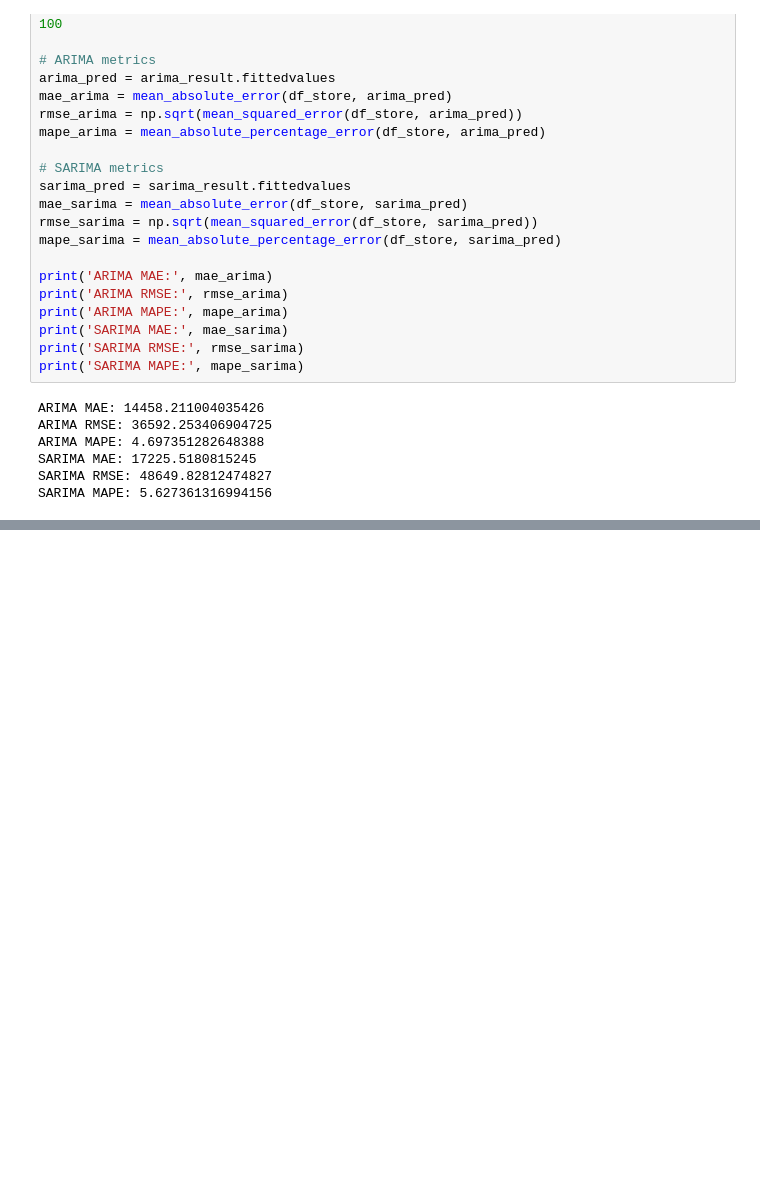
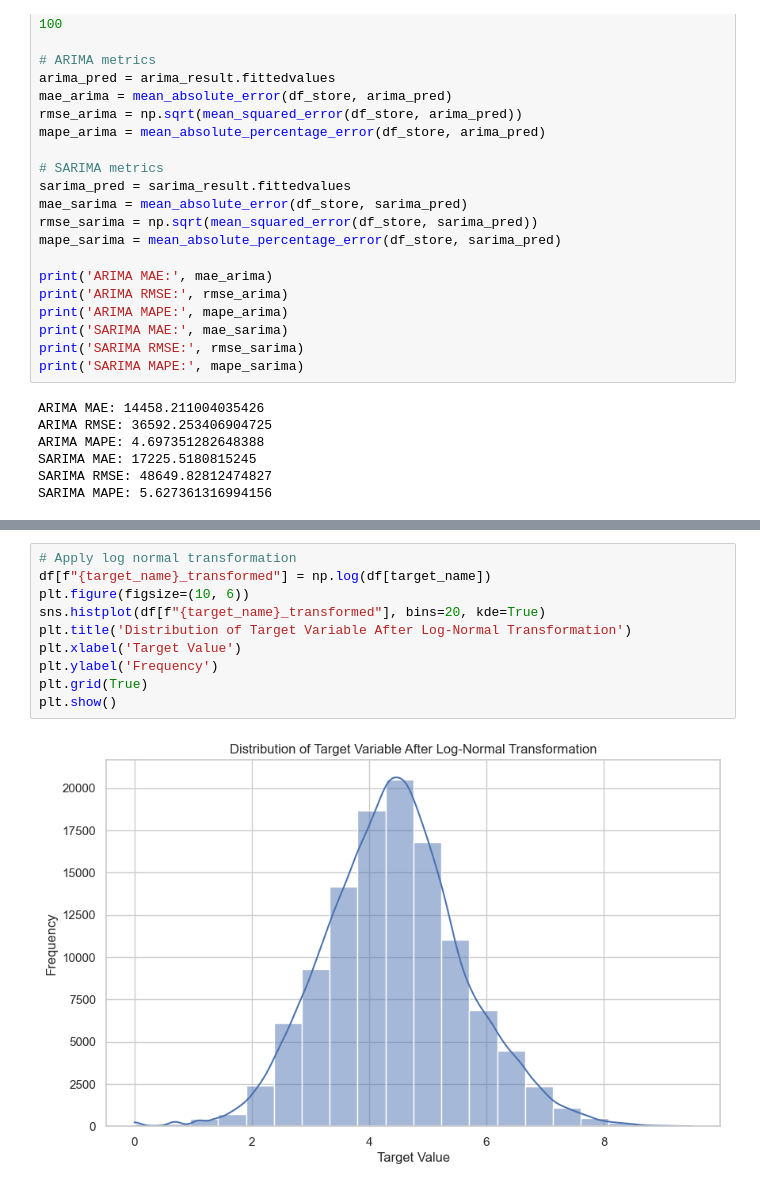
Before and after one commit to AnaPrec07/porygon-demand-forecasting, a Jupyter notebook: src/notebooks/eda_notebooks/target_evolution/total_sum_target_analysis.ipynb, the cells around one changed output, grey strips where cells are left out. Drawn from its saved outputs; the diff is of its cells as text; blank space fills up the shorter version.

```diff
--- a/src/notebooks/eda_notebooks/target_evolution/total_sum_target_analysis.ipynb
+++ b/src/notebooks/eda_notebooks/target_evolution/total_sum_target_analysis.ipynb
@@ -267,0 +281,12 @@ SARIMA MAPE: 5.627361316994156
+# %%
+# Apply log normal transformation
+df[f"{target_name}_transformed"] = np.log(df[target_name])
+plt.figure(figsize=(10, 6))
+sns.histplot(df[f"{target_name}_transformed"], bins=20, kde=True)
+plt.title('Distribution of Target Variable After Log-Normal Transformation')
+plt.xlabel('Target Value')
+plt.ylabel('Frequency')
+plt.grid(True)
+plt.show()
+# %% [output]
+[figure, added]
```
Also changed, not shown: parts of 8 cells of this notebook, 2 other files.
